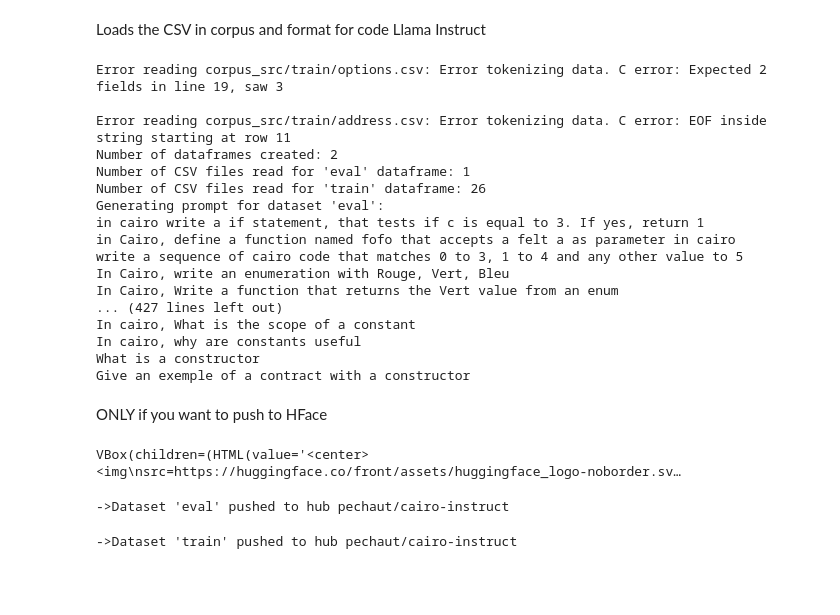
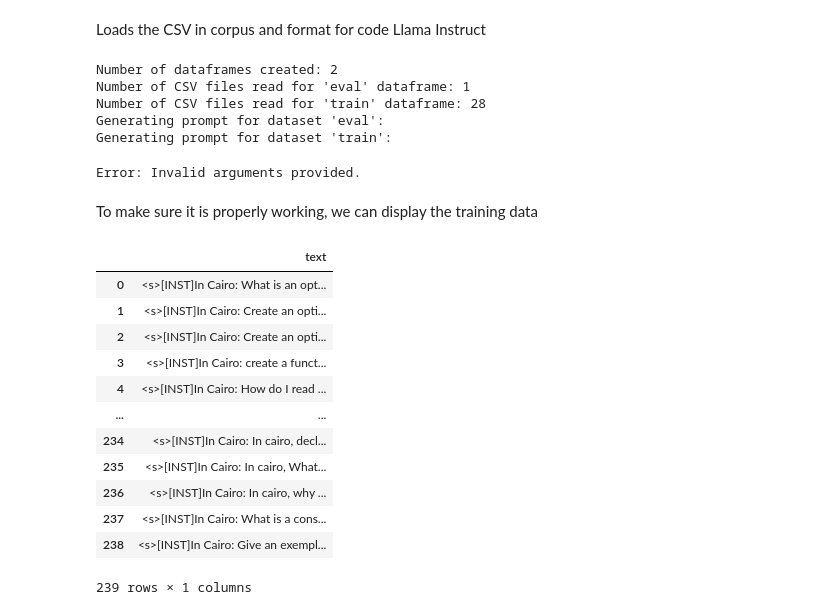
Before and after one commit to StarkWizard/cairo-llm, a Jupyter notebook: dataset-code-llama-instruct.ipynb, the cells around one changed output. Cells and saved outputs as stored; diff of their text form; code cells hidden in the pictures; blank space fills up the shorter version.

Commit message:
better corpus

```diff
--- a/dataset-code-llama-instruct.ipynb
+++ b/dataset-code-llama-instruct.ipynb
@@ -6,36 +13,31 @@ from neowGen import datasetGenerator
 dg = datasetGenerator("code llama instruct")
 #we add a context to each line in order to specify we're working in Cairo
 dg.setlocalContext("In Cairo: ")
-dg.generate_from_corpus("corpus_src")
-dg.generate_dataset(verbose=True)
-#dg.save_to_disk("corpus")
+if dg.generate_from_corpus("corpus_src"):
+    dg.generate_dataset()
+    dg.push_to_hub("pechaut/cairo-instruct")
 # %% [output]
-Error reading corpus_src/train/options.csv: Error tokenizing data. C error: Expected 2 fields in line 19, saw 3
-
-Error reading corpus_src/train/address.csv: Error tokenizing data. C error: EOF inside string starting at row 11
 Number of dataframes created: 2
 Number of CSV files read for 'eval' dataframe: 1
-Number of CSV files read for 'train' dataframe: 26
+Number of CSV files read for 'train' dataframe: 28
 Generating prompt for dataset 'eval':
-in cairo write a if statement, that tests if c is equal to 3. If yes, return 1
-in Cairo, define a function named fofo that accepts a felt a as parameter in cairo
-write a sequence of cairo code that matches 0 to 3, 1 to 4 and any other value to 5
-In Cairo, write an enumeration with Rouge, Vert, Bleu
-In Cairo, Write a function that returns the Vert value from an enum
-... (427 lines left out)
-In cairo, What is the scope of a constant
-In cairo, why are constants useful
-What is a constructor
-Give an exemple of a contract with a constructor
+Generating prompt for dataset 'train':
+Error: Invalid arguments provided.
-# %% [markdown]
-ONLY if you want to push to HFace
-# %%
-from huggingface_hub import notebook_login
-notebook_login()
-# %% [output]
-VBox(children=(HTML(value='<center> <img\nsrc=https://huggingface.co/front/assets/huggingface_logo-noborder.sv…
-# %%
-dg.push_to_hub("pechaut/cairo-instruct")
-# %% [output]
-->Dataset 'eval' pushed to hub pechaut/cairo-instruct
-->Dataset 'train' pushed to hub pechaut/cairo-instruct
+# %% [markdown]
+To make sure it is properly working, we can display the training data
+# %%
+display(dg.dataframes["train"])
+# %% [output]
+|  | text |
+| 0 | <s>[INST]In Cairo: What is an opt... |
+| 1 | <s>[INST]In Cairo: Create an opti... |
+| 2 | <s>[INST]In Cairo: Create an opti... |
+| 3 | <s>[INST]In Cairo: create a funct... |
+| 4 | <s>[INST]In Cairo: How do I read ... |
+| ... | ... |
+| 234 | <s>[INST]In Cairo: In cairo, decl... |
+| 235 | <s>[INST]In Cairo: In cairo, What... |
+| 236 | <s>[INST]In Cairo: In cairo, why ... |
+| 237 | <s>[INST]In Cairo: What is a cons... |
+| 238 | <s>[INST]In Cairo: Give an exempl... |
+239 rows × 1 columns
```
Also changed, not shown: parts of 2 cells of this notebook, 6 other files.
